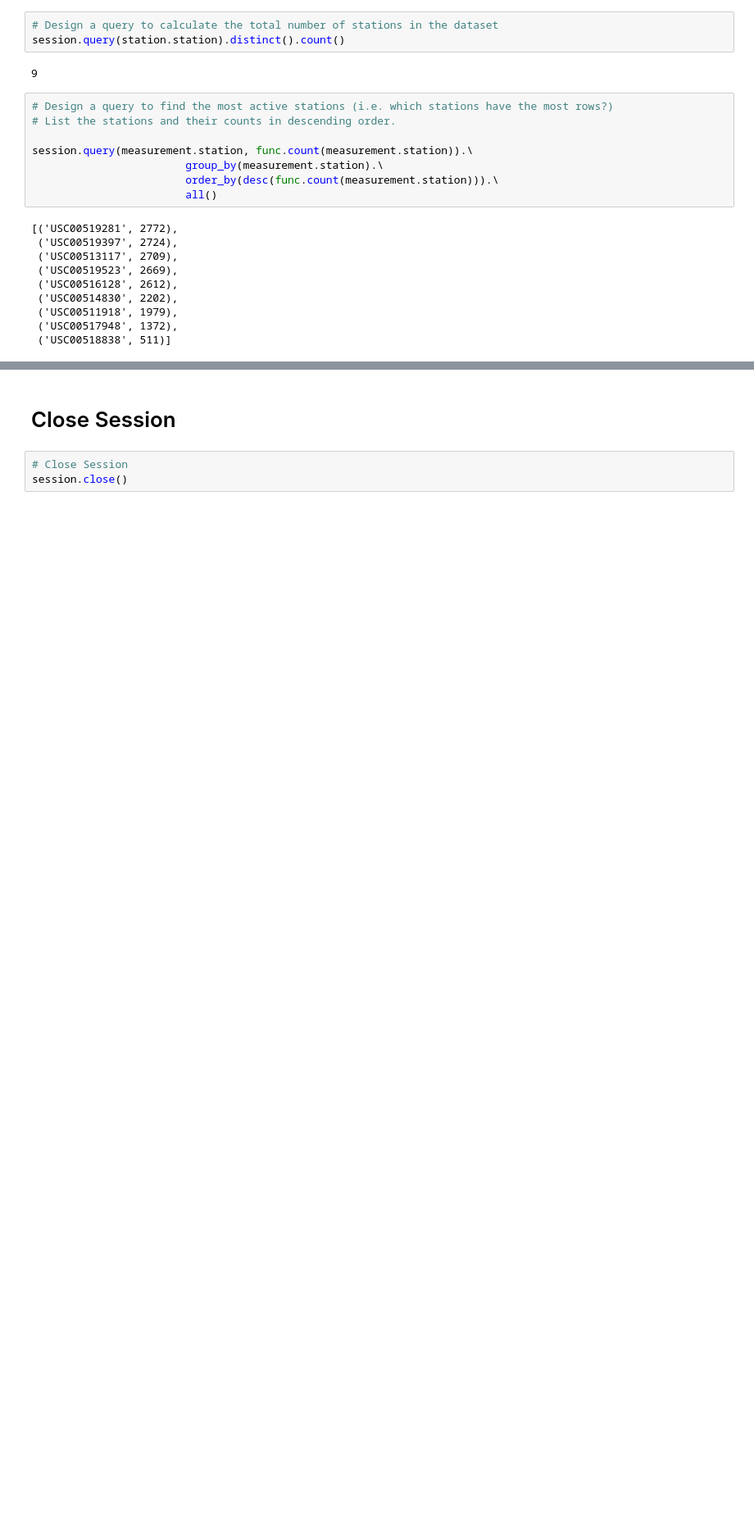
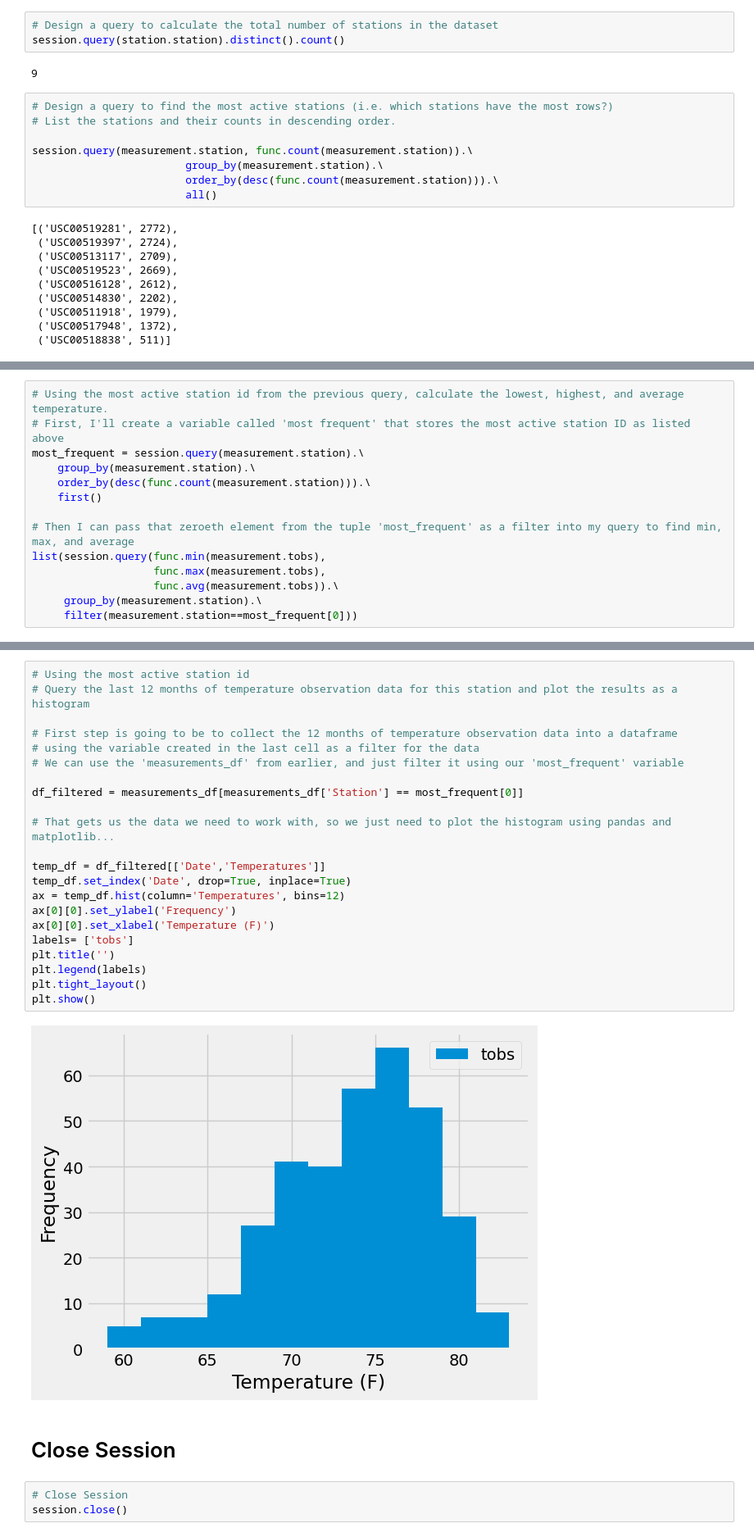
Before and after one commit to JaredWillson/sqlalchemy_climate, a Jupyter notebook: SurfsUp/climate_starter.ipynb, the cells around one changed output, grey strips where cells are left out. Shown at 82% size. Cells and saved outputs as stored; diff of their text form; blank space fills up the shorter version.

```diff
--- a/SurfsUp/climate_starter.ipynb
+++ b/SurfsUp/climate_starter.ipynb
@@ -161,0 +149,14 @@ Text(0.5, 4.183333333333314, 'Temperature')
+# %%
+# Using the most active station id from the previous query, calculate the lowest, highest, and average temperature.
+# First, I'll create a variable called 'most frequent' that stores the most active station ID as listed above
+most_frequent = session.query(measurement.station).\
+    group_by(measurement.station).\
+    order_by(desc(func.count(measurement.station))).\
+    first()
+
+# Then I can pass that zeroeth element from the tuple 'most_frequent' as a filter into my query to find min, max, and average
+list(session.query(func.min(measurement.tobs),
+                   func.max(measurement.tobs),
+                   func.avg(measurement.tobs)).\
+     group_by(measurement.station).\
+     filter(measurement.station==most_frequent[0]))
@@ -162,3 +165,27 @@ Text(0.5, 4.183333333333314, 'Temperature')
+# %%
+# Using the most active station id
+# Query the last 12 months of temperature observation data for this station and plot the results as a histogram
+
+# First step is going to be to collect the 12 months of temperature observation data into a dataframe
+# using the variable created in the last cell as a filter for the data
+# We can use the 'measurements_df' from earlier, and just filter it using our 'most_frequent' variable
+
+df_filtered = measurements_df[measurements_df['Station'] == most_frequent[0]]
+
+# That gets us the data we need to work with, so we just need to plot the histogram using pandas and matplotlib...
+
+temp_df = df_filtered[['Date','Temperatures']]
+temp_df.set_index('Date', drop=True, inplace=True)
+ax = temp_df.hist(column='Temperatures', bins=12)
+ax[0][0].set_ylabel('Frequency')
+ax[0][0].set_xlabel('Temperature (F)')
+labels= ['tobs']
+plt.title('')
+plt.legend(labels)
+plt.tight_layout()
+plt.show()
+# %% [output]
+[figure, added]
 # %% [markdown]
 # Close Session
 # %%
```
Also changed, not shown: parts of 7 cells of this notebook.
